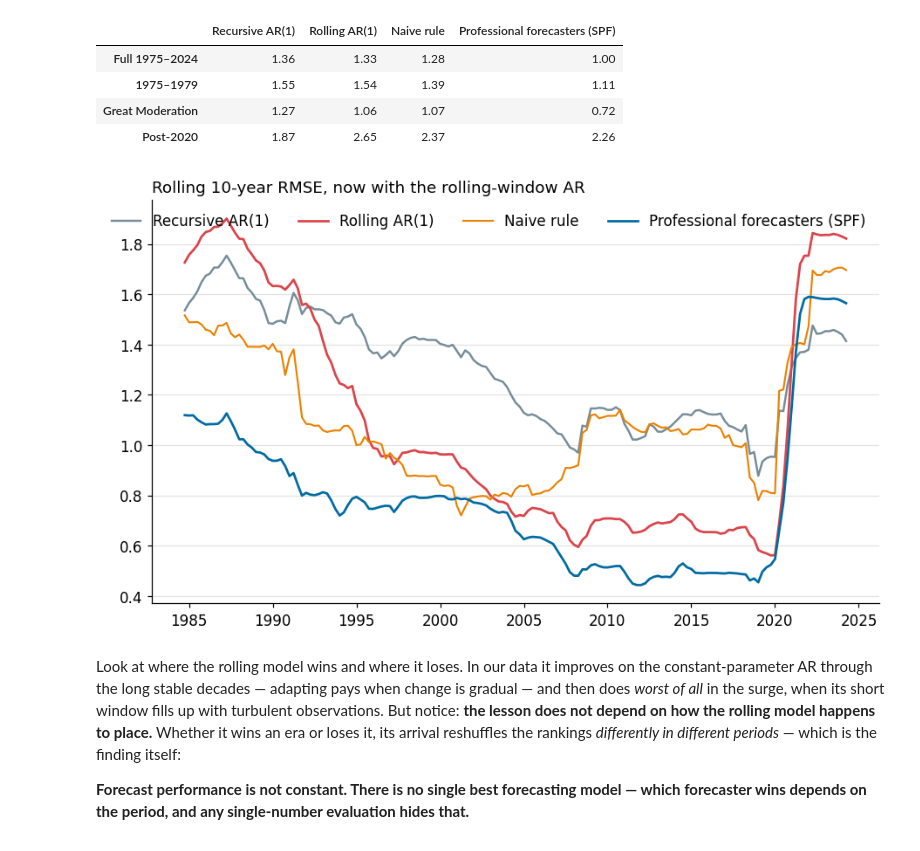
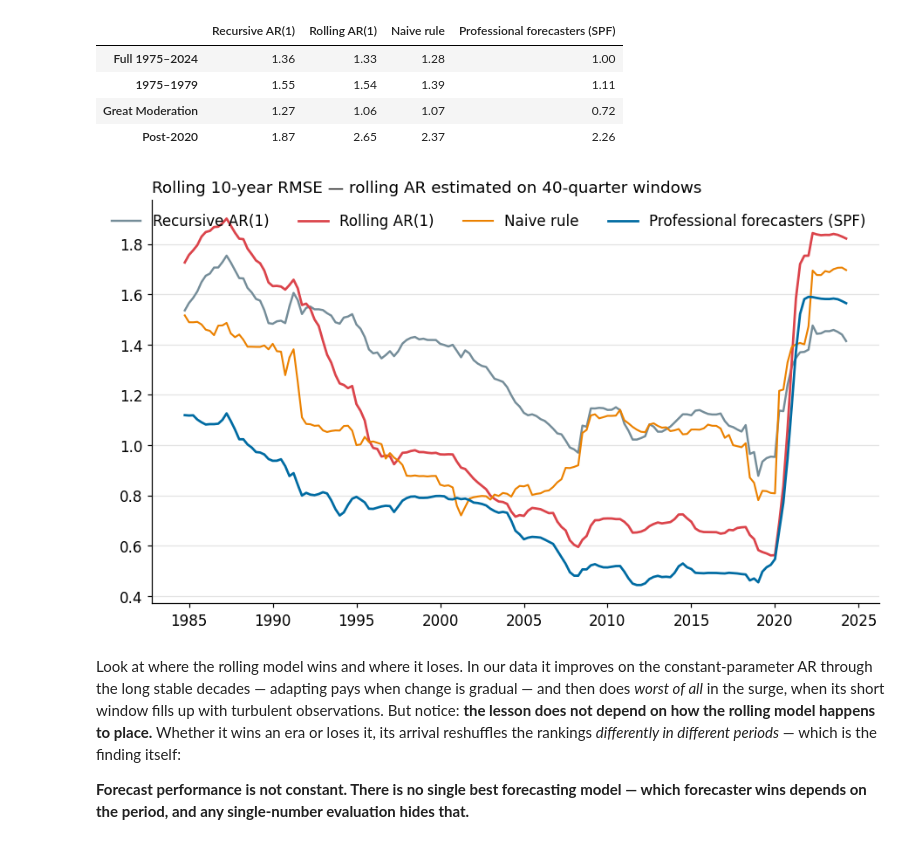
Before and after one commit to mortentabor/structural-change-seminar, a Jupyter notebook: notebooks/07-forecasting-horserace.ipynb, the cells around one changed output. Drawn from its saved outputs; the diff is of its cells as text; code cells hidden in the pictures.

```diff
--- a/notebooks/07-forecasting-horserace.ipynb
+++ b/notebooks/07-forecasting-horserace.ipynb
@@ -161,10 +167,11 @@ pd.DataFrame({era: {m: rmse(fc.loc[s:e], m) for m in MODELS}
 # %%
-# The continuous view: rolling 10-year RMSE per forecaster
+EVAL_WINDOW = 40  # evaluation window for the rolling RMSE: 40 quarters = 10 years
+
 fig, ax = plt.subplots(figsize=(9, 5))
 for m, (color, lw) in styles.items():
-    r = (fc["actual"] - fc[m]).pow(2).rolling(40).mean().pow(0.5)
+    r = (fc["actual"] - fc[m]).pow(2).rolling(EVAL_WINDOW).mean().pow(0.5)
     ax.plot(fc.index.to_timestamp(), r, color=color, lw=lw, label=NAMES[m])
-ax.set_title("Rolling 10-year RMSE: who is winning, when?")
+ax.set_title(f"Rolling {EVAL_WINDOW // 4}-year RMSE: who is winning, when?")
 ax.legend(frameon=False, ncol=3)
 plt.tight_layout()
 plt.show()
@@ -212,15 +219,15 @@ pd.DataFrame({era: {m: rmse(fc.loc[s:e], m) for m in MODELS4}
 # %%
 styles4 = {"ar": (GREY, 1.6), "ar_roll": (RED, 1.8), "naive": (ORANGE, 1.4), "spf": (BLUE, 1.8)}
 fig, ax = plt.subplots(figsize=(9, 5))
 for m, (color, lw) in styles4.items():
-    r = (fc["actual"] - fc[m]).pow(2).rolling(40).mean().pow(0.5)
+    r = (fc["actual"] - fc[m]).pow(2).rolling(EVAL_WINDOW).mean().pow(0.5)
     ax.plot(fc.index.to_timestamp(), r, color=color, lw=lw, label=NAMES[m])
-ax.set_title("Rolling 10-year RMSE, now with the rolling-window AR")
+ax.set_title(f"Rolling {EVAL_WINDOW // 4}-year RMSE — rolling AR estimated on {WINDOW}-quarter windows")
 ax.legend(frameon=False, ncol=4)
 plt.tight_layout()
 plt.show()
 # %% [output]
-[figure, old version]
+[figure, new version]
 # %% [markdown]
 Look at where the rolling model wins and where it loses. In our data it improves on the constant-parameter AR through the long stable decades — adapting pays when change is gradual — and then does *worst of all* in the surge, when its short window fills up with turbulent observations. But notice: **the lesson does not depend on how the rolling model happens to place.** Whether it wins an era or loses it, its arrival reshuffles the rankings *differently in different periods* — which is the finding itself:
 
```
Also changed, not shown: parts of 3 cells of this notebook.
